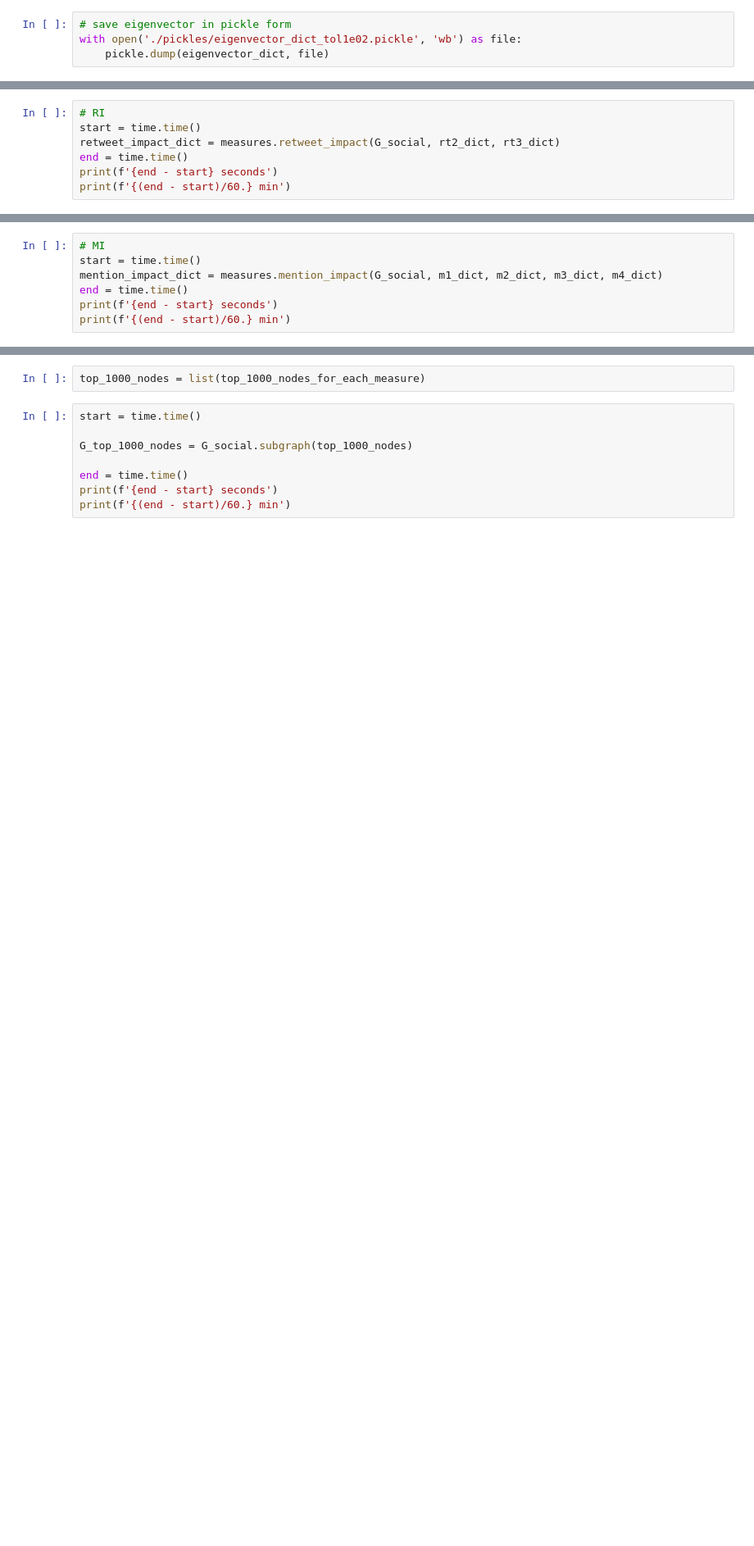
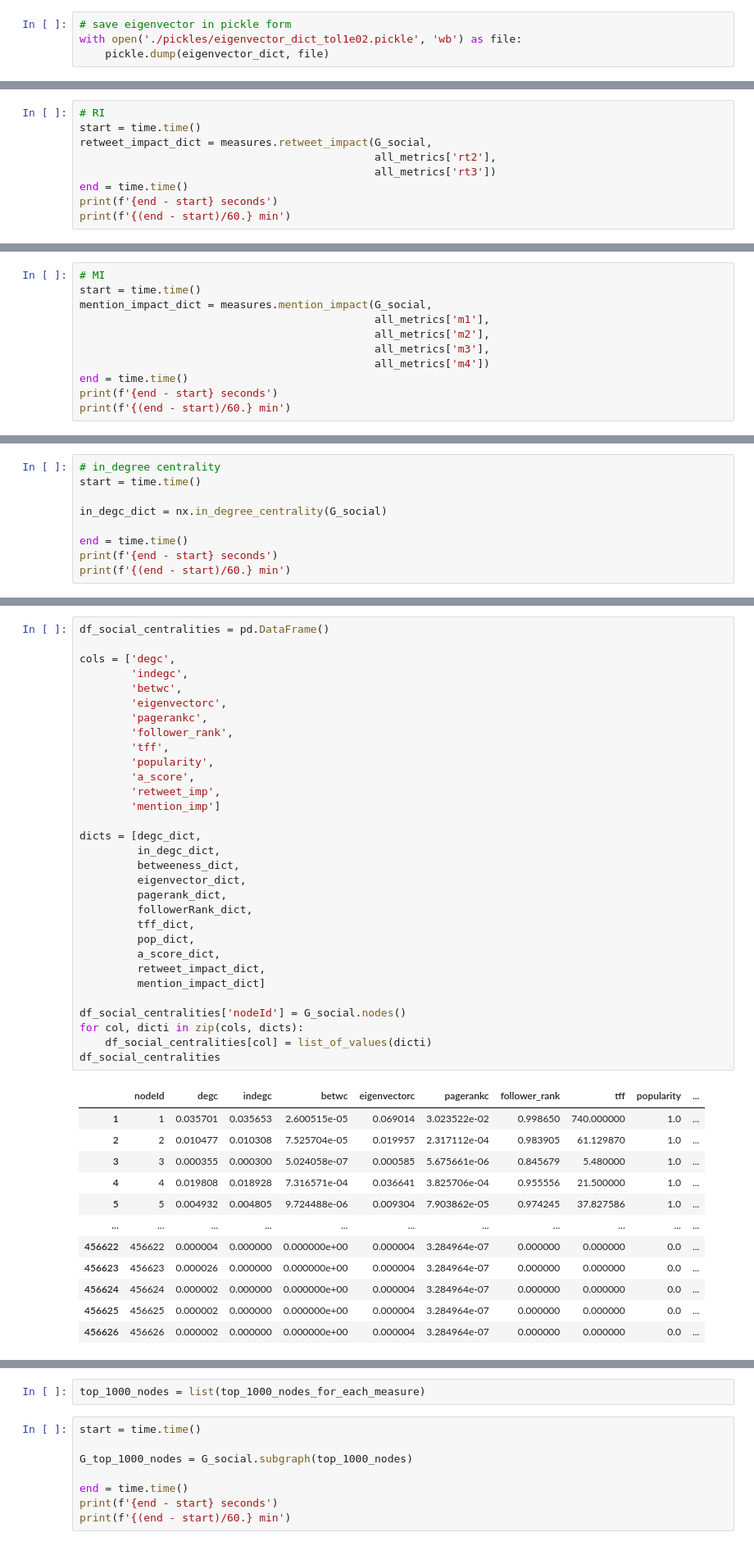
Before and after one commit to lbitsiko/twitter-influence-master-thesis, a Jupyter notebook: Ch6 Higgs Twitter analysis/higs_data_create_variables.ipynb, the cells around one changed output, grey strips where cells are left out. Shown at 82% size. Drawn from its saved outputs; the diff is of its cells as text; blank space fills up the shorter version.

```diff
--- a/Ch6 Higgs Twitter analysis/higs_data_create_variables.ipynb
+++ b/Ch6 Higgs Twitter analysis/higs_data_create_variables.ipynb
@@ -238,7 +221,9 @@ print(f'{(end - start)/60.} min')
 # %%
 # RI
 start = time.time()
-retweet_impact_dict = measures.retweet_impact(G_social, rt2_dict, rt3_dict)
+retweet_impact_dict = measures.retweet_impact(G_social,
+                                              all_metrics['rt2'],
+                                              all_metrics['rt3'])
 end = time.time()
 print(f'{end - start} seconds')
 print(f'{(end - start)/60.} min')
@@ -248,7 +233,11 @@ print(f'{(end - start)/60.} min')
 # %%
 # MI
 start = time.time()
-mention_impact_dict = measures.mention_impact(G_social, m1_dict, m2_dict, m3_dict, m4_dict)
+mention_impact_dict = measures.mention_impact(G_social,
+                                              all_metrics['m1'],
+                                              all_metrics['m2'],
+                                              all_metrics['m3'],
+                                              all_metrics['m4'])
 end = time.time()
 print(f'{end - start} seconds')
 print(f'{(end - start)/60.} min')
@@ -300,0 +247,9 @@ top_eigc = set(df_social_centralities.sort_values(by = 'eigenvectorc', ascending
+# %%
+# in_degree centrality
+start = time.time()
+
+in_degc_dict = nx.in_degree_centrality(G_social)
+
+end = time.time()
+print(f'{end - start} seconds')
+print(f'{(end - start)/60.} min')
@@ -300,0 +259,44 @@ top_eigc = set(df_social_centralities.sort_values(by = 'eigenvectorc', ascending
+# %%
+df_social_centralities = pd.DataFrame()
+
+cols = ['degc',
+        'indegc',
+        'betwc',
+        'eigenvectorc',
+        'pagerankc',
+        'follower_rank',
+        'tff',
+        'popularity',
+        'a_score',
+        'retweet_imp',
+        'mention_imp']
+
+dicts = [degc_dict,
+         in_degc_dict,
+         betweeness_dict,
+         eigenvector_dict,
+         pagerank_dict,
+         followerRank_dict,
+         tff_dict,
+         pop_dict,
+         a_score_dict,
+         retweet_impact_dict,
+         mention_impact_dict]
+
+df_social_centralities['nodeId'] = G_social.nodes()
+for col, dicti in zip(cols, dicts):
+    df_social_centralities[col] = list_of_values(dicti)
+df_social_centralities
+# %% [output]
+|  | nodeId | degc | indegc | betwc | eigenvectorc | pagerankc | follower_rank | tff | popularity | ... |
+| 1 | 1 | 0.035701 | 0.035653 | 2.600515e-05 | 0.069014 | 3.023522e-02 | 0.998650 | 740.000000 | 1.0 | ... |
+| 2 | 2 | 0.010477 | 0.010308 | 7.525704e-05 | 0.019957 | 2.317112e-04 | 0.983905 | 61.129870 | 1.0 | ... |
+| 3 | 3 | 0.000355 | 0.000300 | 5.024058e-07 | 0.000585 | 5.675661e-06 | 0.845679 | 5.480000 | 1.0 | ... |
+| 4 | 4 | 0.019808 | 0.018928 | 7.316571e-04 | 0.036641 | 3.825706e-04 | 0.955556 | 21.500000 | 1.0 | ... |
+| 5 | 5 | 0.004932 | 0.004805 | 9.724488e-06 | 0.009304 | 7.903862e-05 | 0.974245 | 37.827586 | 1.0 | ... |
+| ... | ... | ... | ... | ... | ... | ... | ... | ... | ... | ... |
+| 456622 | 456622 | 0.000004 | 0.000000 | 0.000000e+00 | 0.000004 | 3.284964e-07 | 0.000000 | 0.000000 | 0.0 | ... |
+| 456623 | 456623 | 0.000026 | 0.000000 | 0.000000e+00 | 0.000004 | 3.284964e-07 | 0.000000 | 0.000000 | 0.0 | ... |
+| 456624 | 456624 | 0.000002 | 0.000000 | 0.000000e+00 | 0.000004 | 3.284964e-07 | 0.000000 | 0.000000 | 0.0 | ... |
+| 456625 | 456625 | 0.000002 | 0.000000 | 0.000000e+00 | 0.000004 | 3.284964e-07 | 0.000000 | 0.000000 | 0.0 | ... |
+| 456626 | 456626 | 0.000002 | 0.000000 | 0.000000e+00 | 0.000004 | 3.284964e-07 | 0.000000 | 0.000000 | 0.0 | ... |
```
Also changed, not shown: parts of 31 cells of this notebook, 2 other files.
